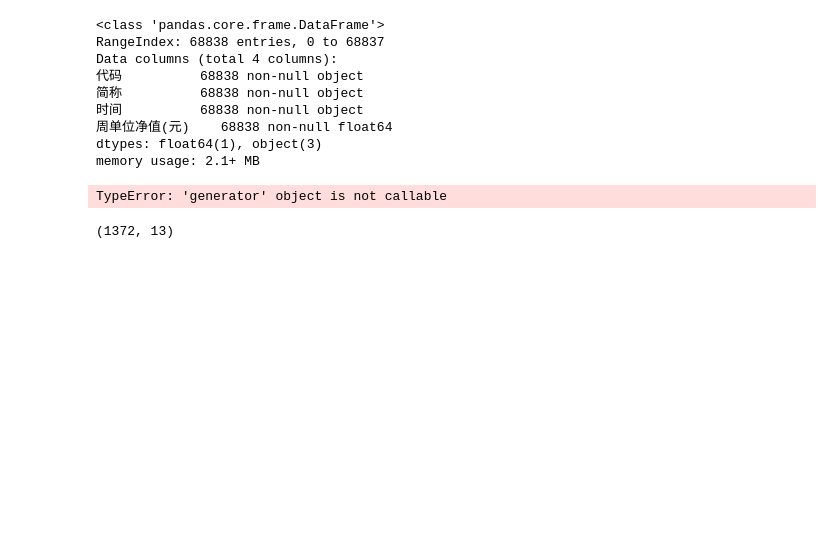
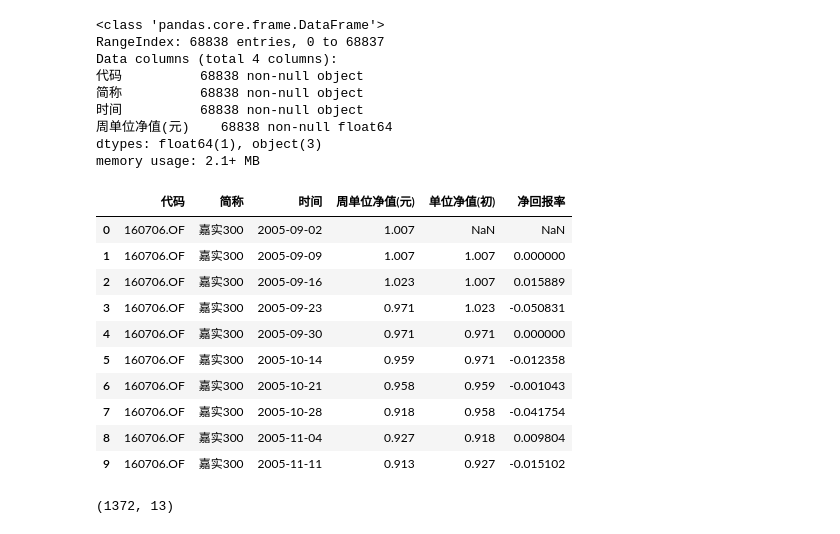
Before and after one commit to Zuochenhao0427/test01, a Jupyter notebook: script.ipynb, the cells around one changed output. Cells and saved outputs as stored; diff of their text form; code cells hidden in the pictures; blank space fills up the shorter version.

```diff
--- a/script.ipynb
+++ b/script.ipynb
@@ -65,11 +65,24 @@ Data columns (total 4 columns):
 周单位净值(元)    68838 non-null float64
 dtypes: float64(1), object(3)
 memory usage: 2.1+ MB
-# %%
-# 基金回报率计算
-funds['单位净值']
-# %% [output]
-TypeError: 'generator' object is not callable
+# %%
+# 基金回报率计算
+funds['单位净值(初)']=funds.groupby('代码')['周单位净值(元)'].shift(1)
+funds['净回报率'] = funds['周单位净值(元)']/funds['单位净值(初)'] - 1
+# %%
+funds.head(10)
+# %% [output]
+|  | 代码 | 简称 | 时间 | 周单位净值(元) | 单位净值(初) | 净回报率 |
+| 0 | 160706.OF | 嘉实300 | 2005-09-02 | 1.007 | NaN | NaN |
+| 1 | 160706.OF | 嘉实300 | 2005-09-09 | 1.007 | 1.007 | 0.000000 |
+| 2 | 160706.OF | 嘉实300 | 2005-09-16 | 1.023 | 1.007 | 0.015889 |
+| 3 | 160706.OF | 嘉实300 | 2005-09-23 | 0.971 | 1.023 | -0.050831 |
+| 4 | 160706.OF | 嘉实300 | 2005-09-30 | 0.971 | 0.971 | 0.000000 |
+| 5 | 160706.OF | 嘉实300 | 2005-10-14 | 0.959 | 0.971 | -0.012358 |
+| 6 | 160706.OF | 嘉实300 | 2005-10-21 | 0.958 | 0.959 | -0.001043 |
+| 7 | 160706.OF | 嘉实300 | 2005-10-28 | 0.918 | 0.958 | -0.041754 |
+| 8 | 160706.OF | 嘉实300 | 2005-11-04 | 0.927 | 0.918 | 0.009804 |
+| 9 | 160706.OF | 嘉实300 | 2005-11-11 | 0.913 | 0.927 | -0.015102 |
 # %%
 # Cahart模型因子数据导入
 cahart = pd.read_csv('fivefactor_weekly.csv')
```
Also changed, not shown: parts of 1 cell of this notebook, 2 other files.
